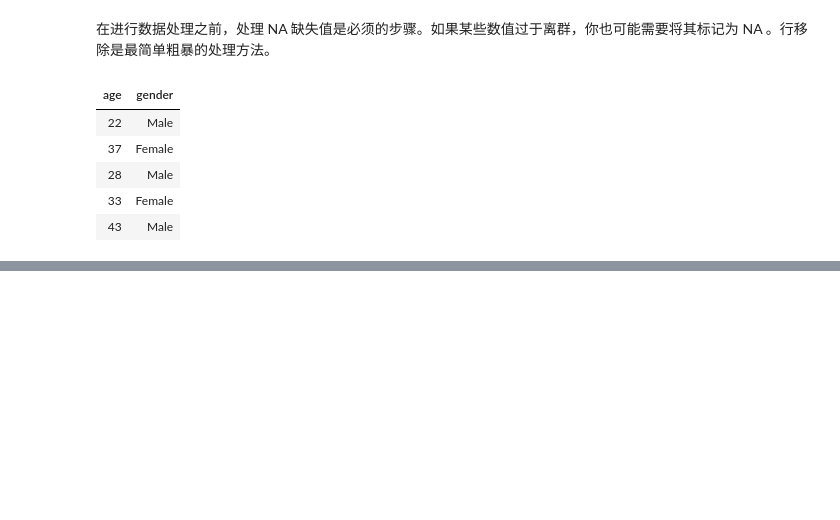
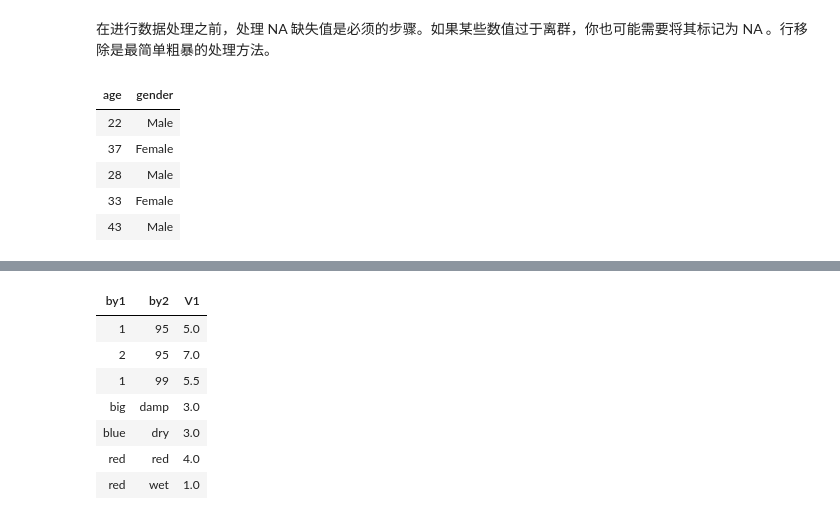
Before and after one commit to wklchris/wklchris.github.io, a Jupyter notebook: ipynb/R-manage-data.ipynb, the cells around one changed output, grey strips where cells are left out. Drawn from its saved outputs; the diff is of its cells as text; code cells hidden in the pictures; blank space fills up the shorter version.

```diff
--- a/ipynb/R-manage-data.ipynb
+++ b/ipynb/R-manage-data.ipynb
@@ -296,0 +415,13 @@ df
+# %%
+# 用公式筛选原数据的列，仅整合这些列
+# 注意：v1中的一个含 NA 的观测被移除
+aggregate(cbind(df$v1) ~ by1+by2, FUN = "mean")
+# %% [output]
+| by1 | by2 | V1 |
+| 1 | 95 | 5.0 |
+| 2 | 95 | 7.0 |
+| 1 | 99 | 5.5 |
+| big | damp | 3.0 |
+| blue | dry | 3.0 |
+| red | red | 4.0 |
+| red | wet | 1.0 |
```
Also changed, not shown: parts of 16 cells of this notebook, 8 other files.
